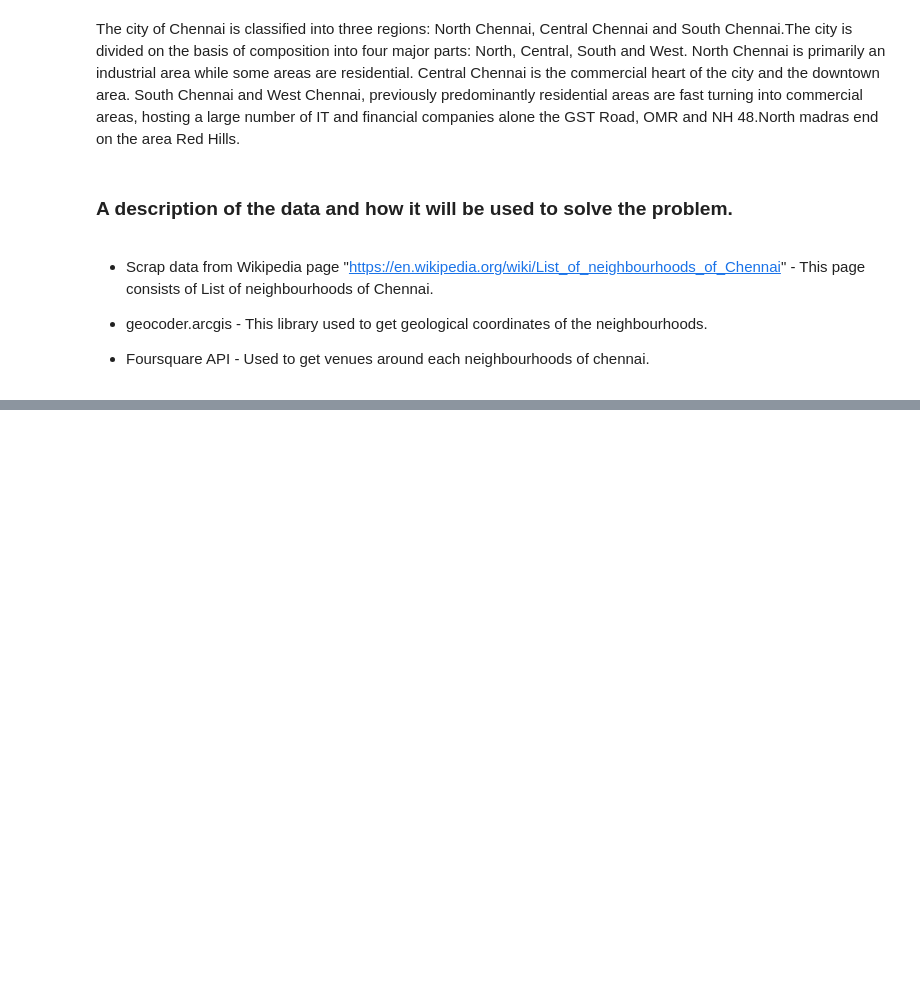
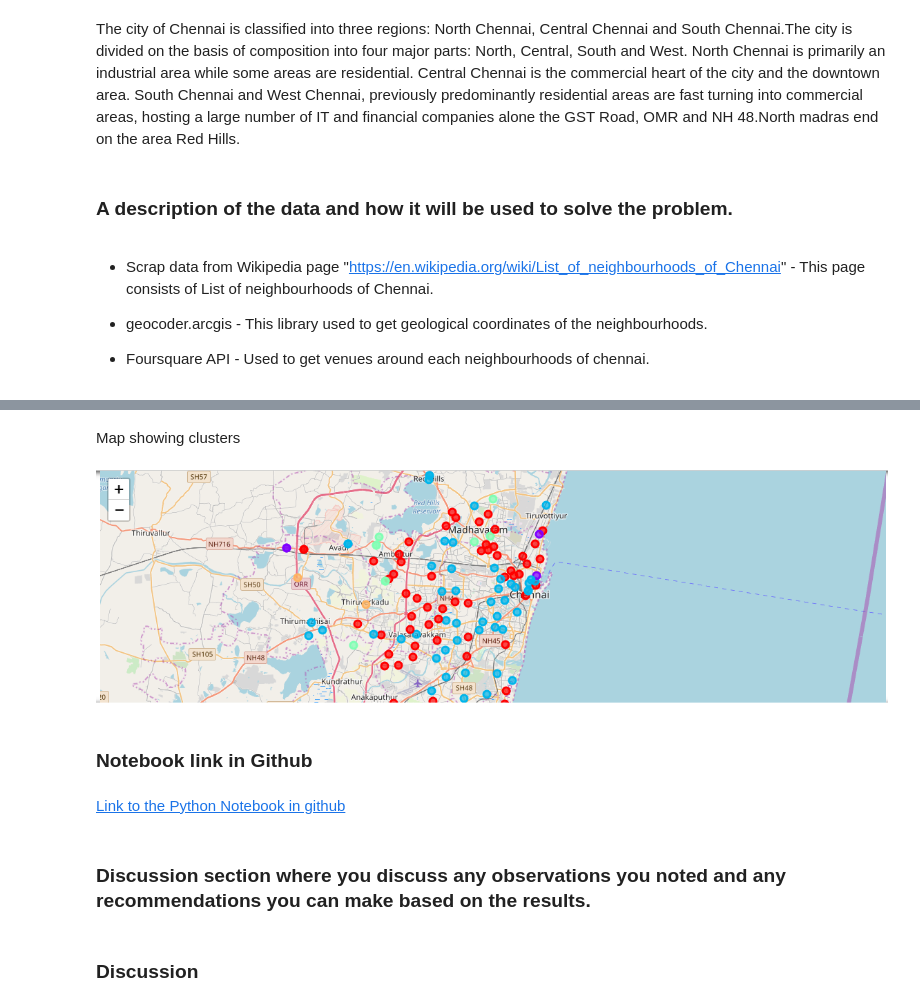
Before and after one commit to dhamayanthi-ds/coursera-capstone-project, a Jupyter notebook: Report.ipynb, the cells around one changed output, grey strips where cells are left out. Cells and saved outputs as stored; diff of their text form; code cells hidden in the pictures; blank space fills up the shorter version.

```diff
--- a/Report.ipynb
+++ b/Report.ipynb
@@ -18,0 +46,15 @@ The city of Chennai is classified into three regions: North Chennai, Central Che
+# %% [markdown]
+Map showing clusters
+# %%
+from IPython.display import Image
+Image("map2.png")
+# %% [output]
+[figure, added]
+# %% [markdown]
+### Notebook link in Github
+# %% [markdown]
+[Link to the Python Notebook in github](https://github.com/dhamayanthi-ds/coursera-capstone-project/blob/master/Chennai_neighborhoods.ipynb)
+# %% [markdown]
+### Discussion section where you discuss any observations you noted and any recommendations you can make based on the results.
+# %% [markdown]
+### Discussion
```
Also changed, not shown: parts of 15 cells of this notebook.
